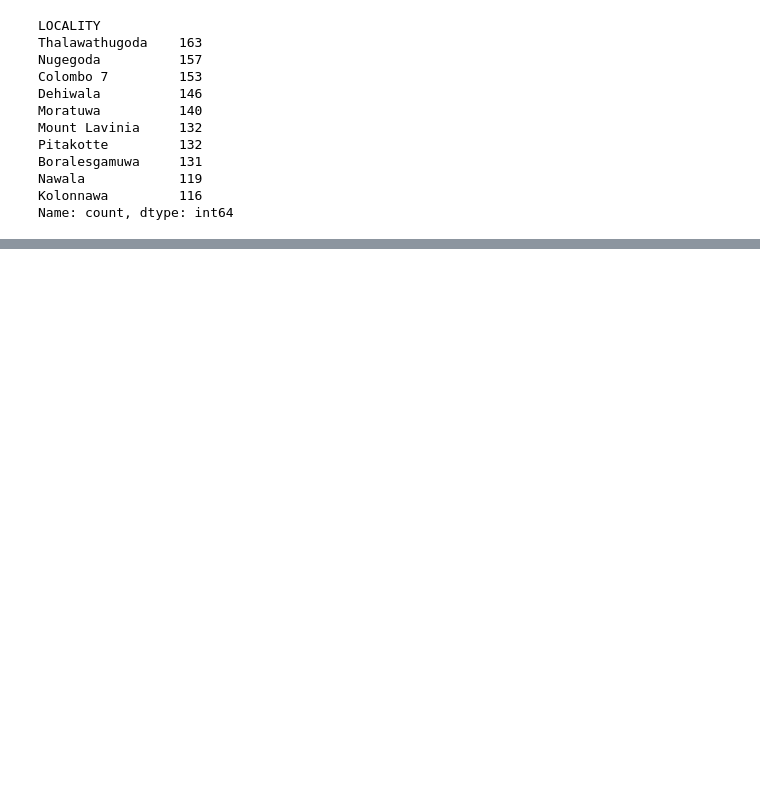
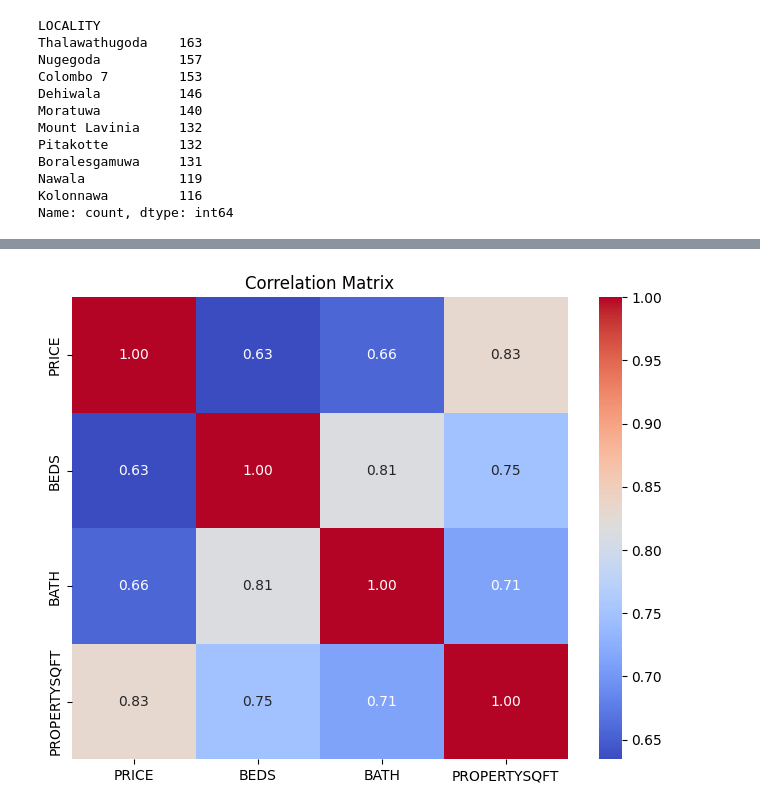
Before and after one commit to DhaneeraDulvanya/Sri-Lankan-Land-Price-Prediction-and-Real-Estate-Market-Analysis-System, a Jupyter notebook: notebooks/02_eda.ipynb, the cells around one changed output, grey strips where cells are left out. Drawn from its saved outputs; the diff is of its cells as text; code cells hidden in the pictures; blank space fills up the shorter version.

```diff
--- a/notebooks/02_eda.ipynb
+++ b/notebooks/02_eda.ipynb
@@ -223,0 +305,11 @@ Name: count, dtype: int64
+# %%
+numeric_columns = [
+    "PRICE",
+    "BEDS",
+    "BATH",
+    "PROPERTYSQFT"
+]
+
+correlation = df[numeric_columns].corr()
+
+correlation
@@ -223,0 +322,15 @@ Name: count, dtype: int64
+# %%
+plt.figure(figsize=(8, 6))
+
+sns.heatmap(
+    correlation,
+    annot=True,
+    cmap="coolwarm",
+    fmt=".2f"
+)
+
+plt.title("Correlation Matrix")
+
+plt.show()
+# %% [output]
+[figure, added]
```
Also changed, not shown: parts of 5 cells of this notebook.
